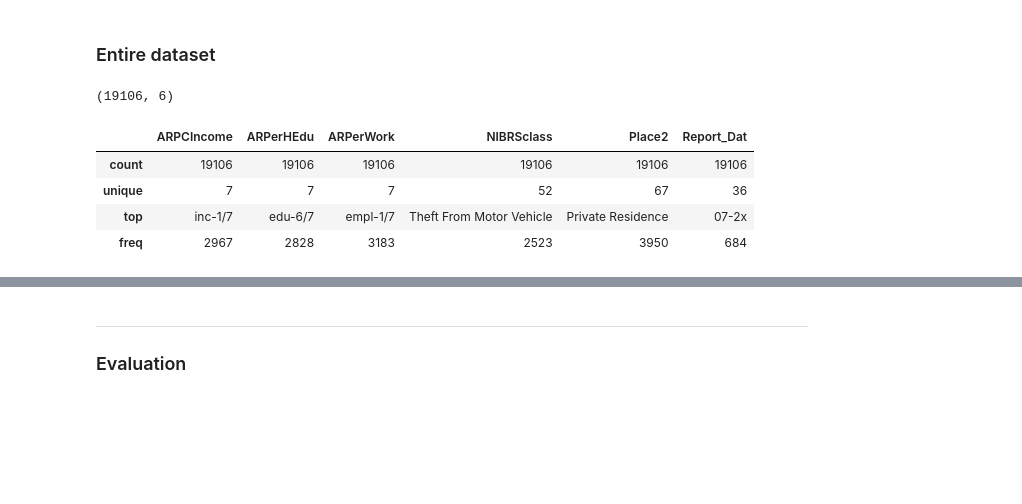
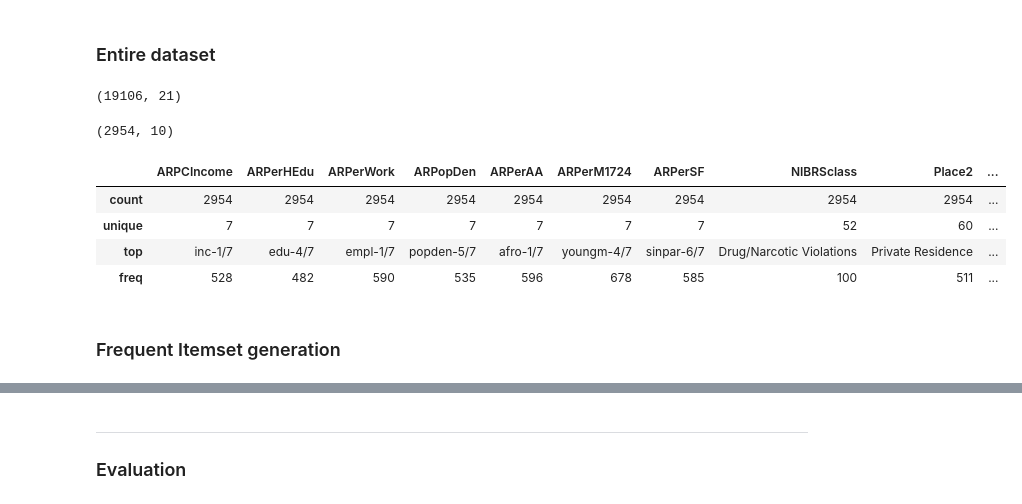
Before and after one commit to chrisPiemonte/crime-analysis, a Jupyter notebook: 3 - Modeling.ipynb, the cells around one changed output, grey strips where cells are left out. Saved outputs shown, nothing was run; the diff lists cells and outputs as text; code cells hidden in the pictures; blank space fills up the shorter version.

```diff
--- a/3 - Modeling.ipynb
+++ b/3 - Modeling.ipynb
@@ -117,3 +106,0 @@ print len(rules_with_crimes_in_cons)
-# %%
-for i in rules_with_crimes_in_cons:
-    print i, "\n\n"
@@ -128,26 +119,30 @@ for i in rules_with_crimes_in_cons:
 ---
 # %% [markdown]
 ### Entire dataset
+# %%
+df_entire = pandas.read_csv("./dataset/crimes_census_5poi.csv", index_col=0, sep="\t")
+df_entire.shape
+# %% [output]
+(19106, 21)
 # %%
-df_entire = pandas.read_csv("./dataset/crimes_census_5poi.csv", index_col=0, sep="\t")
-
+# without predicted values
+# df_entire = df_entire.drop(["ARPopDen", "ARPerAA", "ARPerM1724", "ARPerSF"], axis=1)
 df_entire = df_entire.drop(["BLOCKID10", "Street_Nam", "ARHeteInx", "ARPerHOwn",
                             "ARPerRMI5L", "ARPer3MU"], axis=1)
 df_entire = df_entire.drop(["First_POI", "Second_POI", "Third_POI", "Fourth_POI", "Fifth_POI"], axis=1)
-df_entire = df_entire.drop(["ARPopDen", "ARPerAA", "ARPerM1724", "ARPerSF"], axis=1)
+transactions_entire = [row.tolist() for i, row in df_entire.iterrows()]
 
-transactions_entire = [row.tolist() for i, row in df_entire.iterrows()]
-df_entire.shape
+print df.shape
+df.describe()
 # %% [output]
-(19106, 6)
+(2954, 10)
+|  | ARPCIncome | ARPerHEdu | ARPerWork | ARPopDen | ARPerAA | ARPerM1724 | ARPerSF | NIBRSclass | Place2 | ... |
+| count | 2954 | 2954 | 2954 | 2954 | 2954 | 2954 | 2954 | 2954 | 2954 | ... |
+| unique | 7 | 7 | 7 | 7 | 7 | 7 | 7 | 52 | 60 | ... |
+| top | inc-1/7 | edu-4/7 | empl-1/7 | popden-5/7 | afro-1/7 | youngm-4/7 | sinpar-6/7 | Drug/Narcotic Violations | Private Residence | ... |
+| freq | 528 | 482 | 590 | 535 | 596 | 678 | 585 | 100 | 511 | ... |
-# %%
-df_entire.describe()
-# %% [output]
-|  | ARPCIncome | ARPerHEdu | ARPerWork | NIBRSclass | Place2 | Report_Dat |
-| count | 19106 | 19106 | 19106 | 19106 | 19106 | 19106 |
-| unique | 7 | 7 | 7 | 52 | 67 | 36 |
-| top | inc-1/7 | edu-6/7 | empl-1/7 | Theft From Motor Vehicle | Private Residence | 07-2x |
-| freq | 2967 | 2828 | 3183 | 2523 | 3950 | 684 |
+# %% [markdown]
+### Frequent Itemset generation
 # %%
 min_supp = 70
 # %%
```
Also changed, not shown: parts of 25 cells of this notebook, 7 other files.
